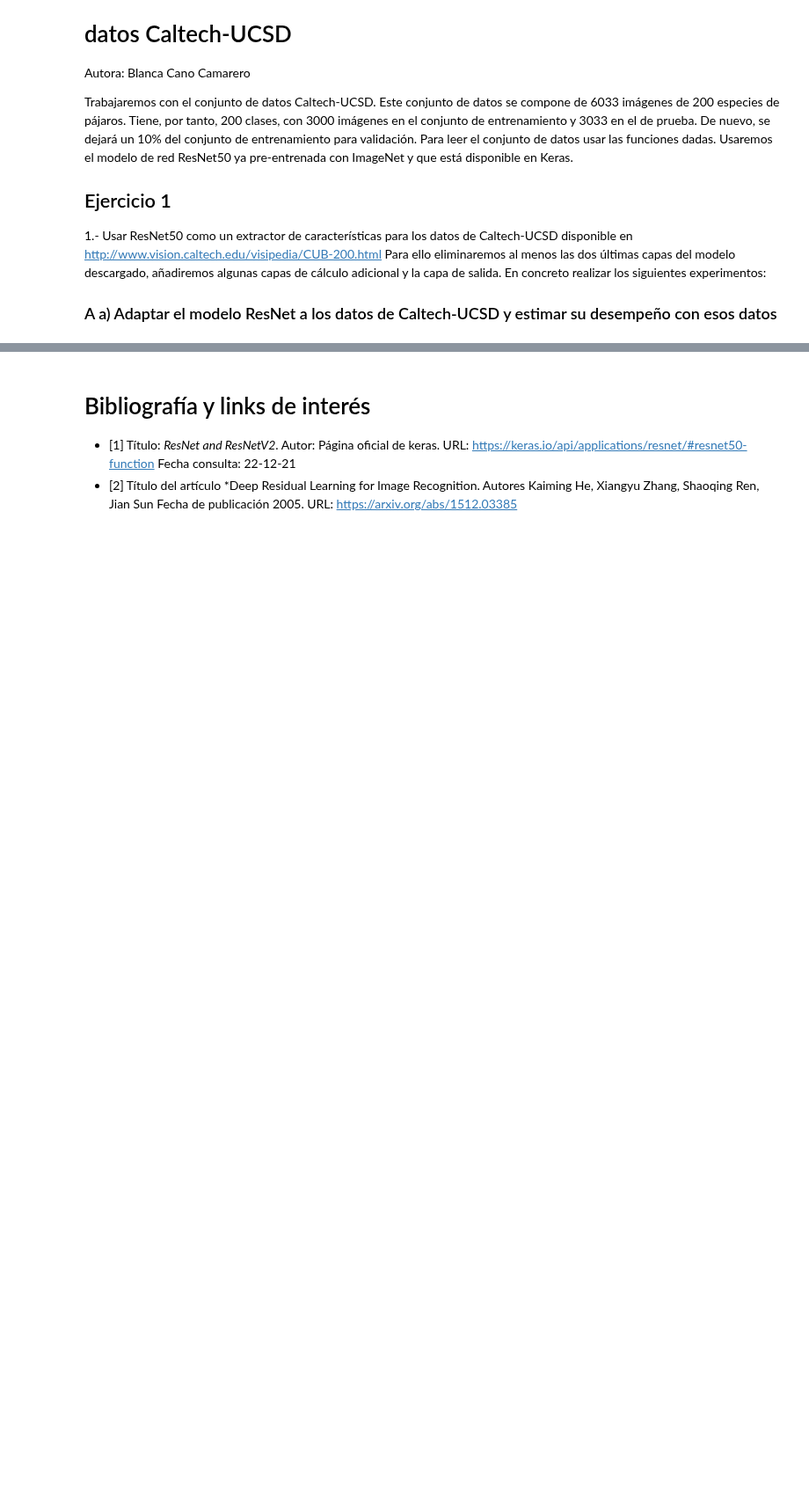
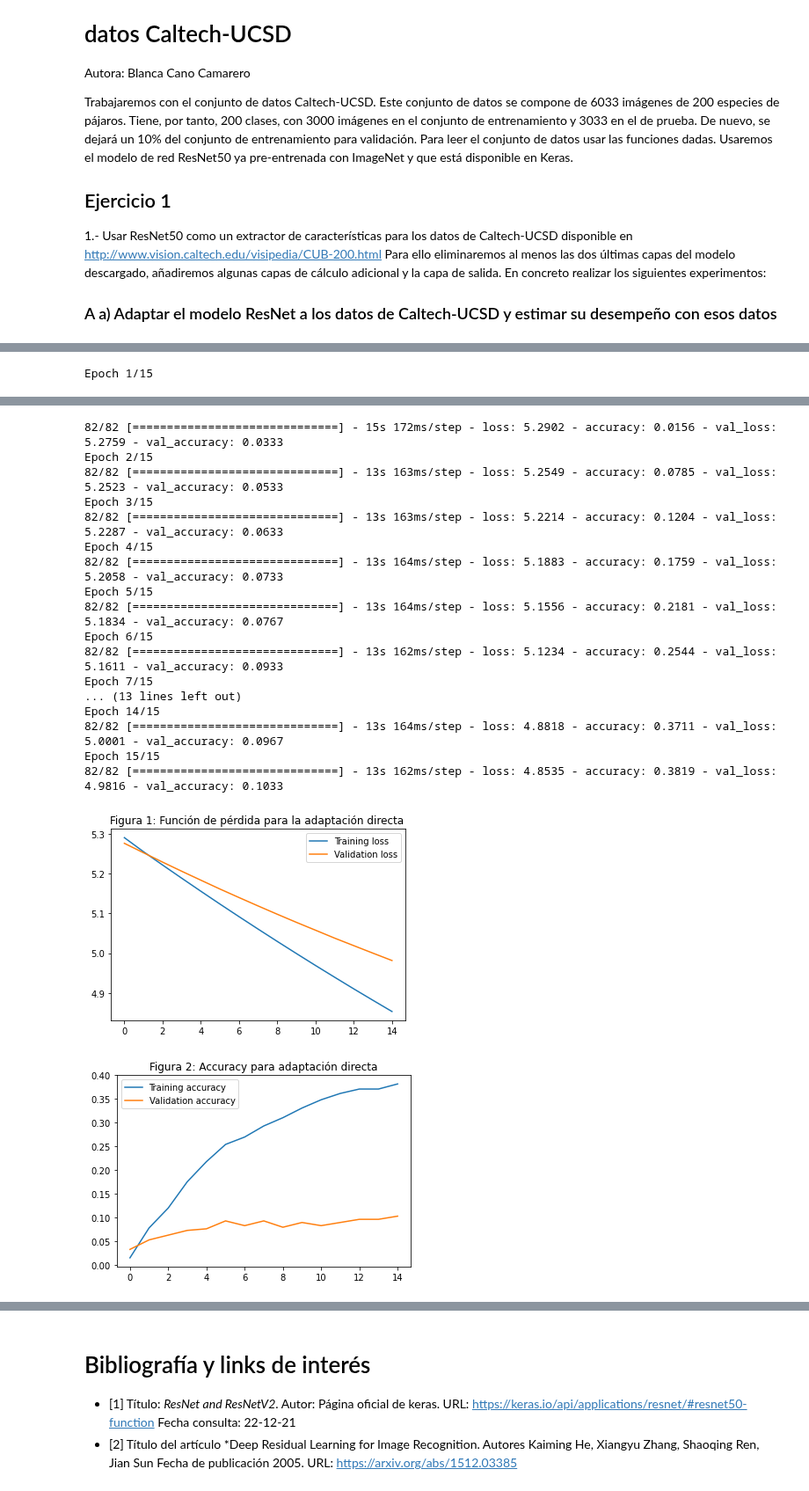
Before and after one commit to BlancaCC/Computer-vision, a Jupyter notebook: practica_3/P3_apartado_3.ipynb, the cells around one changed output, grey strips where cells are left out. Shown at 88% size. Cells and saved outputs as stored; diff of their text form; code cells hidden in the pictures; blank space fills up the shorter version.

```diff
--- a/practica_3/P3_apartado_3.ipynb
+++ b/practica_3/P3_apartado_3.ipynb
@@ -298,3 +329,38 @@ NUMERO_CARACTERISTICAS = 2048
 INPUT = (NUMERO_CARACTERISTICAS,)
 NUM_CLASES = 200
 epocas = 25
+NUM_CLASES_RESNET = 1000
+
+
+def CompilarModelo(model):
+    model.compile(loss=categorical_crossentropy, optimizer=Adam(),
+                  metrics=['accuracy'])
+# %%
+# Esta froma de entrenar es muy lenta, así que procederemos
+''''
+# ______ Primera implementación: Añadimos una sola capa totalmente conectada ___
+
+# Las características extraídas en el paso anterior van a ser la entrada
+# de un pequeño modelo de dos capas Fully Conected, donde la última será la que
+# nos clasifique las clases de Caltech-UCSD (200 clases). De esta forma, es
+# como si hubiéramos fijado todos los parámetros de ResNet50 y estuviésemos
+# entrenando únicamente las capas añadidas. Definir dicho modelo.
+# A completar: definición del modelo, del optimizador y compilación y
+# entrenamiento del modelo.
+# En la función fit() puedes usar el argumento validation_split
+
+
+# creamos el modelo Fully Conected de una capa
+add_una_capa_con_FC = modelo_resnet50_con_FC.output
+add_una_capa_con_FC = Dense(NUM_CLASES, input_shape = (NUM_CLASES_RESNET,) ,activation = "softmax") (add_una_capa_con_FC)
+
+# Se construye el nuevo modelo
+modelo_una_capa_con_FC = tf.keras.models.Model(inputs = modelo_resnet50_con_FC.input, outputs = add_una_capa_con_FC)
+CompilarModelo(modelo_una_capa_con_FC)
+# entrenamos el modelo
+evolucion = modelo_una_capa_con_FC.fit(x_train, y_train, epochs = 15, batch_size = tam_batch, validation_data=(x_validation, y_validation), verbose=1)
+#evolucion = modelo_una_capa_con_FC.fit(caracteristicas_train_con_FC, y_train, epochs = epocas, batch_size = tam_batch, validation_data = (caracteristicas_validation_con_FC, y_validation), verbose = 1)
+mostrarEvolucion(evolucion, 'Figura 1: Función de pérdida para la adaptación directa ', 'Figura 2: Accuracy para adaptación directa')
+'''
+# %% [output]
+Epoch 1/15
@@ -300,0 +369,19 @@ epocas = 25
+82/82 [==============================] - 15s 172ms/step - loss: 5.2902 - accuracy: 0.0156 - val_loss: 5.2759 - val_accuracy: 0.0333
+Epoch 2/15
+82/82 [==============================] - 13s 163ms/step - loss: 5.2549 - accuracy: 0.0785 - val_loss: 5.2523 - val_accuracy: 0.0533
+Epoch 3/15
+82/82 [==============================] - 13s 163ms/step - loss: 5.2214 - accuracy: 0.1204 - val_loss: 5.2287 - val_accuracy: 0.0633
+Epoch 4/15
+82/82 [==============================] - 13s 164ms/step - loss: 5.1883 - accuracy: 0.1759 - val_loss: 5.2058 - val_accuracy: 0.0733
+Epoch 5/15
+82/82 [==============================] - 13s 164ms/step - loss: 5.1556 - accuracy: 0.2181 - val_loss: 5.1834 - val_accuracy: 0.0767
+Epoch 6/15
+82/82 [==============================] - 13s 162ms/step - loss: 5.1234 - accuracy: 0.2544 - val_loss: 5.1611 - val_accuracy: 0.0933
+Epoch 7/15
+... (13 lines left out)
+Epoch 14/15
+82/82 [==============================] - 13s 164ms/step - loss: 4.8818 - accuracy: 0.3711 - val_loss: 5.0001 - val_accuracy: 0.0967
+Epoch 15/15
+82/82 [==============================] - 13s 162ms/step - loss: 4.8535 - accuracy: 0.3819 - val_loss: 4.9816 - val_accuracy: 0.1033
+[figure, added]
+[figure, added]
```
Also changed, not shown: parts of 15 cells of this notebook.
